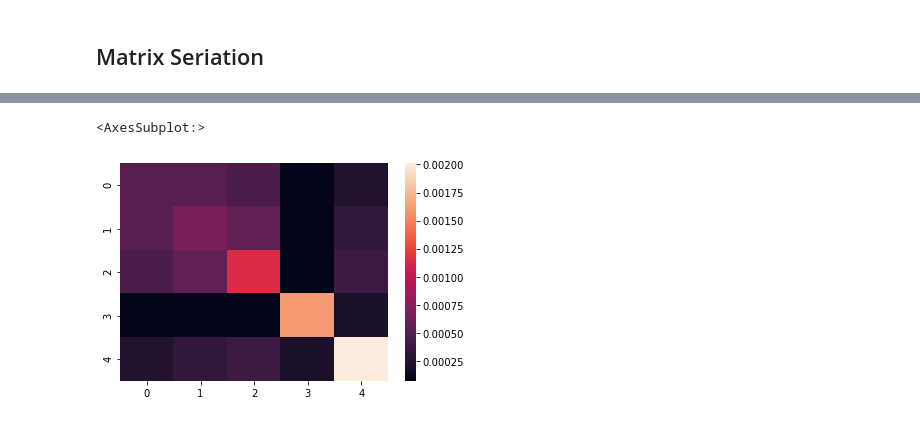
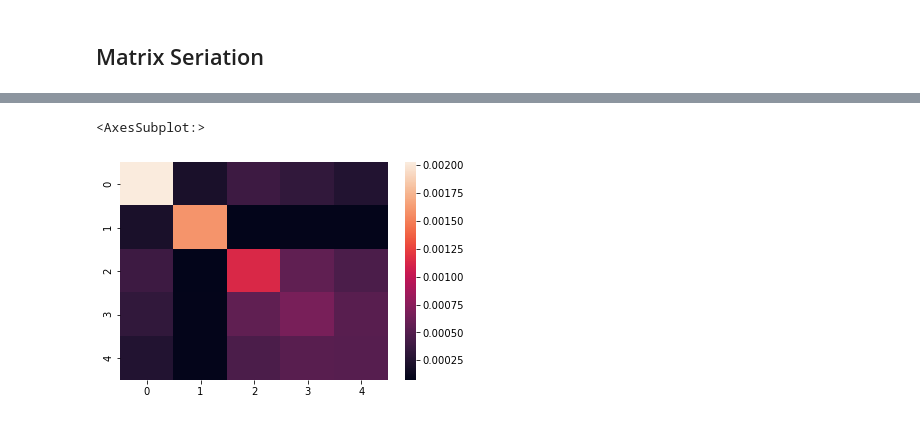
Before and after one commit to lucas-leme/financialOptimizers, a Jupyter notebook: HRP.ipynb, the cells around one changed output, grey strips where cells are left out. Drawn from its saved outputs; the diff is of its cells as text; code cells hidden in the pictures.

```diff
--- a/HRP.ipynb
+++ b/HRP.ipynb
@@ -73,5 +92,5 @@ sns.heatmap(np.cov(retornos.T))
-# %%
-sns.heatmap(np.cov(retornos.loc[:,['OIBR3.SA', 'BPAC3.SA', 'PETR4.SA', 'BBDC4.SA', 'ITUB4.SA']].T[::-1]))
-# %% [output]
-<AxesSubplot:>
-[figure, removed]
+# %%
+sns.heatmap(np.cov(retornos.iloc[:,dend['leaves']].T))
+# %% [output]
+<AxesSubplot:>
+[figure, added]
```
Also changed, not shown: parts of 5 cells of this notebook.
